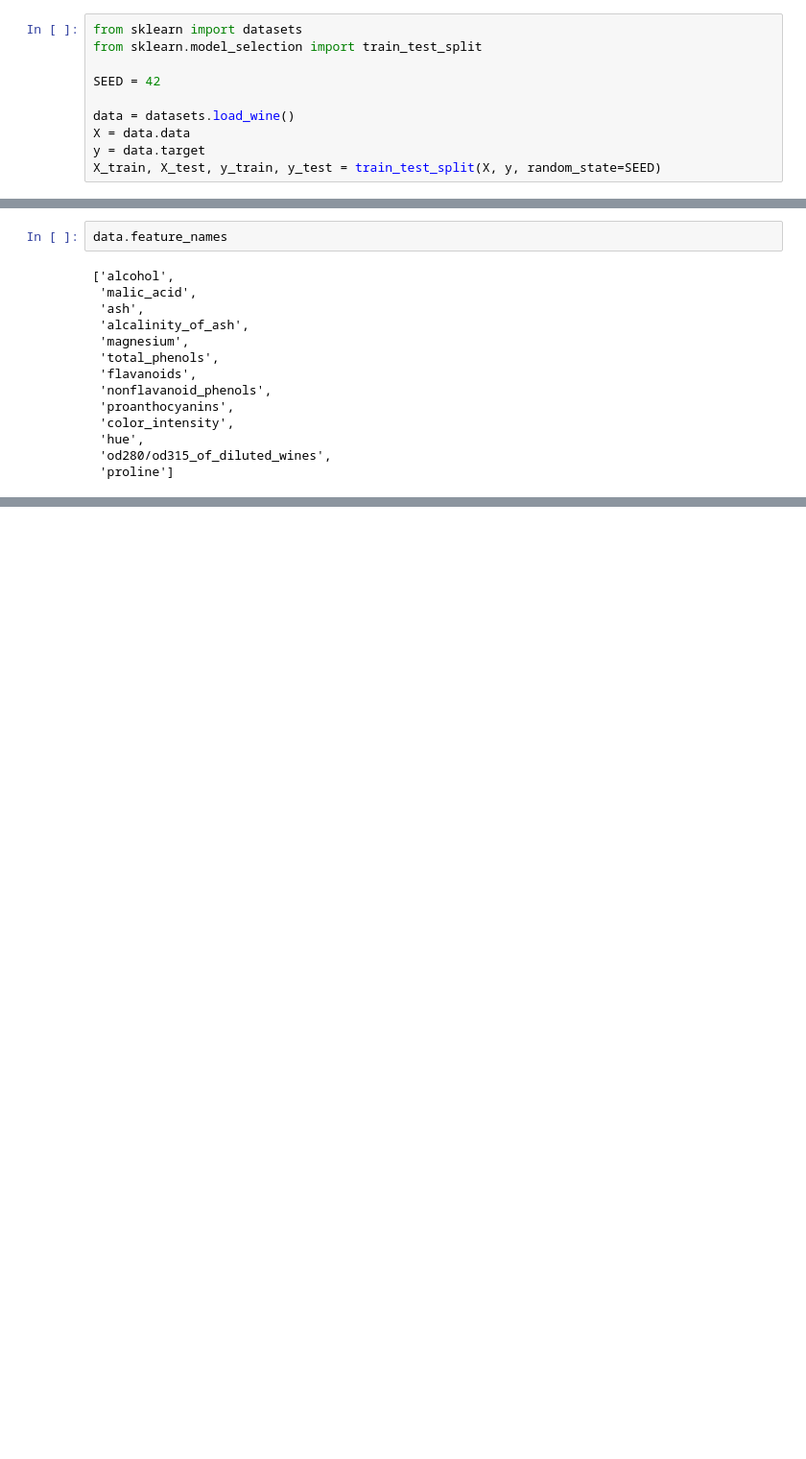
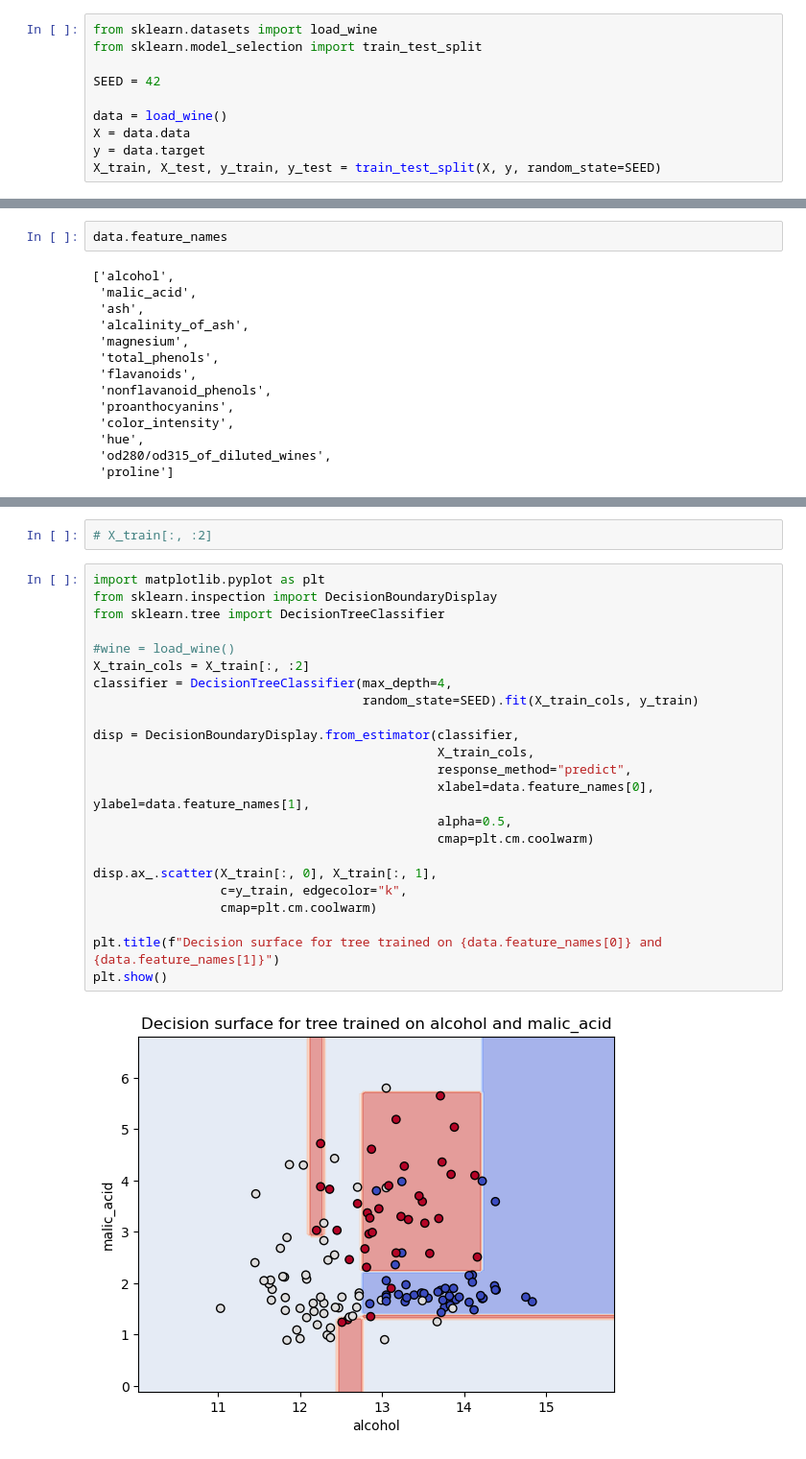
Before and after one commit to cassiasamp/logreg, a Jupyter notebook: notebooks/plot_decision_tree.ipynb, the cells around one changed output, grey strips where cells are left out. Shown at 96% size. Saved outputs shown, nothing was run; the diff lists cells and outputs as text; blank space fills up the shorter version.

Commit message:
adding decision boundary plots

```diff
--- a/notebooks/plot_decision_tree.ipynb
+++ b/notebooks/plot_decision_tree.ipynb
@@ -1,10 +1,10 @@
 # %%
-from sklearn import datasets
+from sklearn.datasets import load_wine
 from sklearn.model_selection import train_test_split
 
 SEED = 42
 
-data = datasets.load_wine()
+data = load_wine()
 X = data.data
 y = data.target
 X_train, X_test, y_train, y_test = train_test_split(X, y, random_state=SEED)
@@ -64,0 +99,27 @@ data.feature_names
+# %%
+# X_train[:, :2]
+# %%
+import matplotlib.pyplot as plt
+from sklearn.inspection import DecisionBoundaryDisplay
+from sklearn.tree import DecisionTreeClassifier
+
+#wine = load_wine()
+X_train_cols = X_train[:, :2]
+classifier = DecisionTreeClassifier(max_depth=4,
+                                    random_state=SEED).fit(X_train_cols, y_train)
+
+disp = DecisionBoundaryDisplay.from_estimator(classifier,
+                                              X_train_cols,
+                                              response_method="predict",
+                                              xlabel=data.feature_names[0], ylabel=data.feature_names[1],
+                                              alpha=0.5,
+                                              cmap=plt.cm.coolwarm)
+
+disp.ax_.scatter(X_train[:, 0], X_train[:, 1],
+                 c=y_train, edgecolor="k",
+                 cmap=plt.cm.coolwarm)
+
+plt.title(f"Decision surface for tree trained on {data.feature_names[0]} and {data.feature_names[1]}")
+plt.show()
+# %% [output]
+[figure, added]
```
Also changed, not shown: parts of 13 cells of this notebook.
